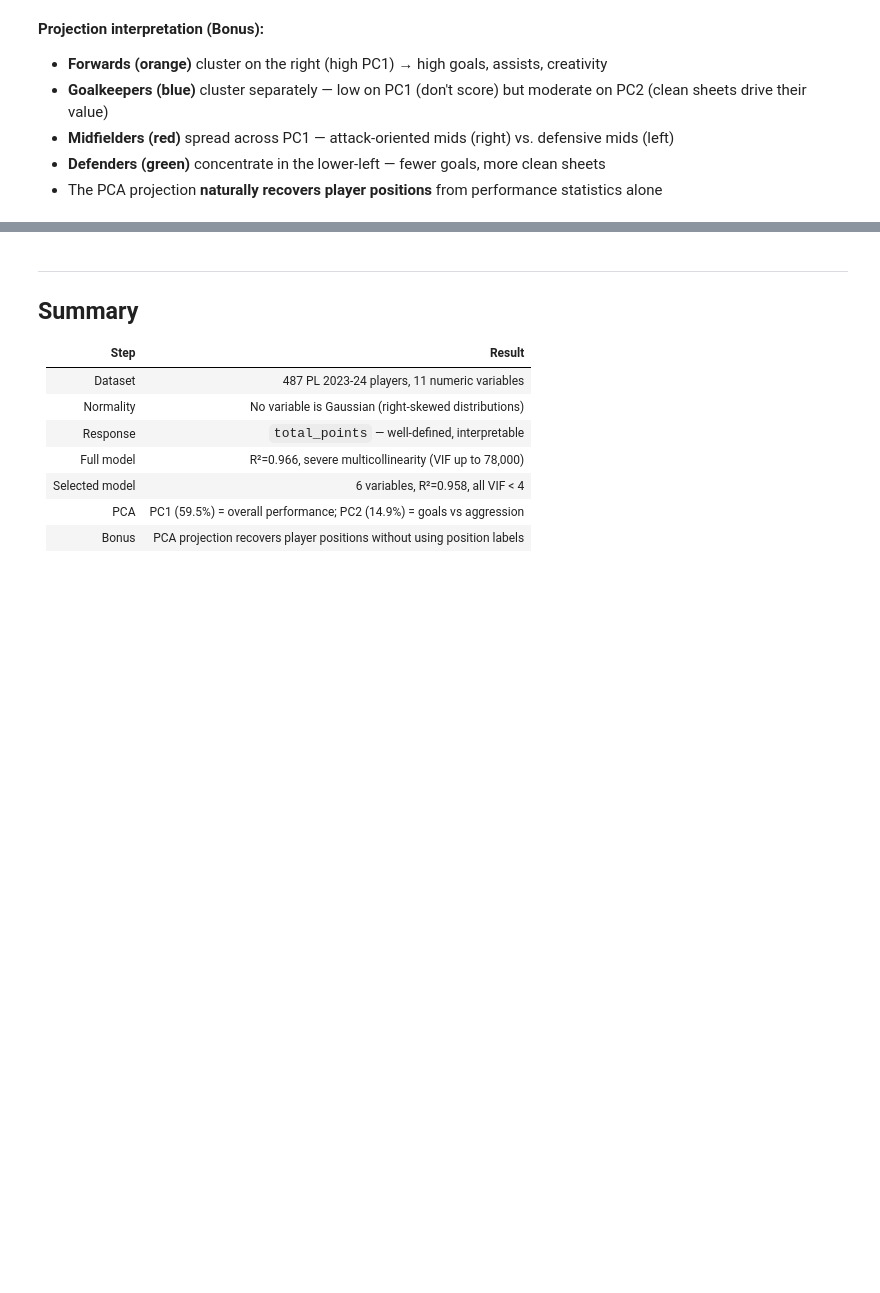
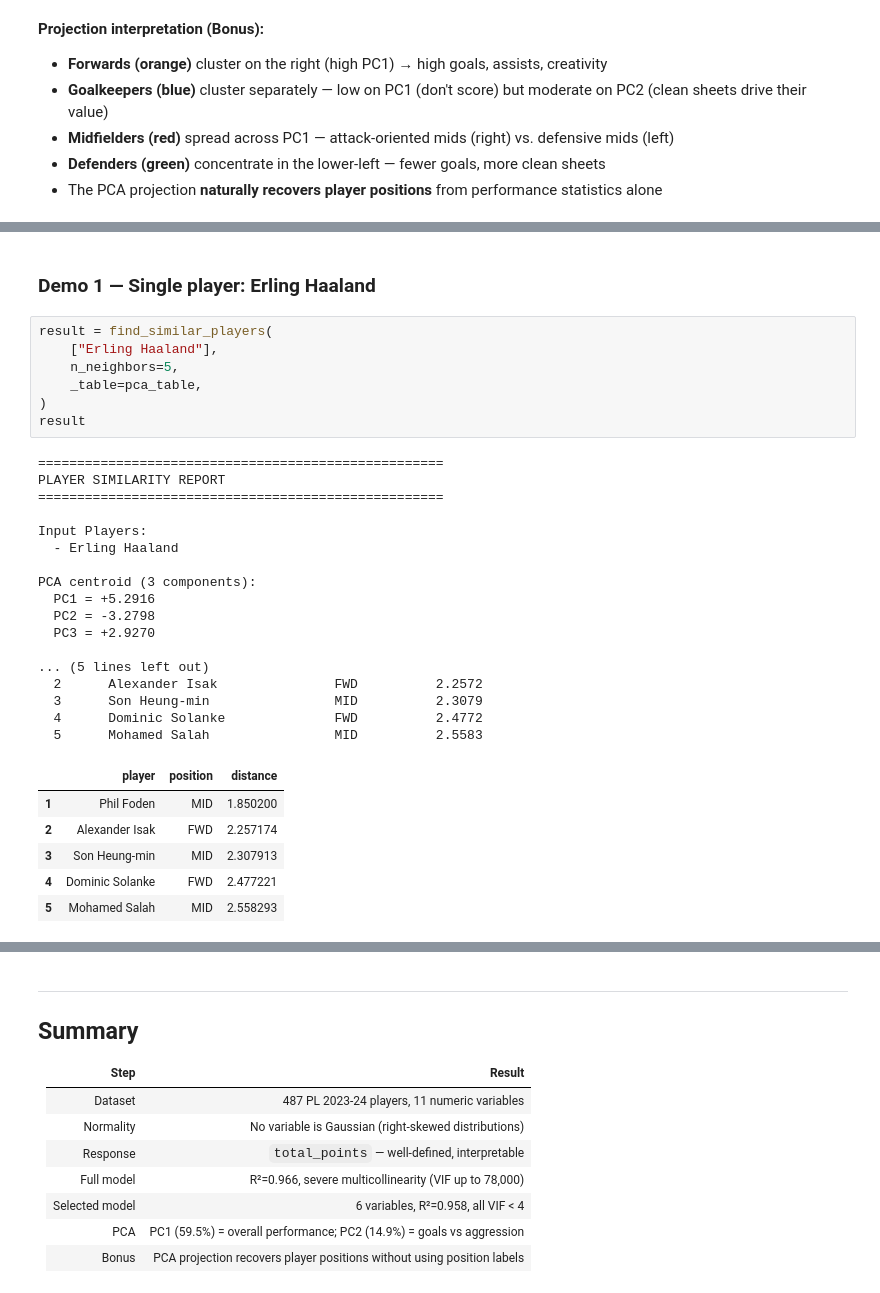
Before and after one commit to EdgarTad2002/epl-regression-pca, a Jupyter notebook: notebooks/analysis.ipynb, the cells around one changed output, grey strips where cells are left out. Saved outputs shown, nothing was run; the diff lists cells and outputs as text; blank space fills up the shorter version.

```diff
--- a/notebooks/analysis.ipynb
+++ b/notebooks/analysis.ipynb
@@ -396,0 +433,33 @@ Saved → /home/edgar/football_project/figures/pca_projection.png
+# %% [markdown]
+### Demo 1 — Single player: Erling Haaland
+# %%
+result = find_similar_players(
+    ["Erling Haaland"],
+    n_neighbors=5,
+    _table=pca_table,
+)
+result
+# %% [output]
+====================================================
+PLAYER SIMILARITY REPORT
+====================================================
+
+Input Players:
+  - Erling Haaland
+
+PCA centroid (3 components):
+  PC1 = +5.2916
+  PC2 = -3.2798
+  PC3 = +2.9270
+
+... (5 lines left out)
+  2      Alexander Isak               FWD          2.2572
+  3      Son Heung-min                MID          2.3079
+  4      Dominic Solanke              FWD          2.4772
+  5      Mohamed Salah                MID          2.5583
+|  | player | position | distance |
+| 1 | Phil Foden | MID | 1.850200 |
+| 2 | Alexander Isak | FWD | 2.257174 |
+| 3 | Son Heung-min | MID | 2.307913 |
+| 4 | Dominic Solanke | FWD | 2.477221 |
+| 5 | Mohamed Salah | MID | 2.558293 |
```
Also changed, not shown: parts of 11 cells of this notebook, 11 other files.
